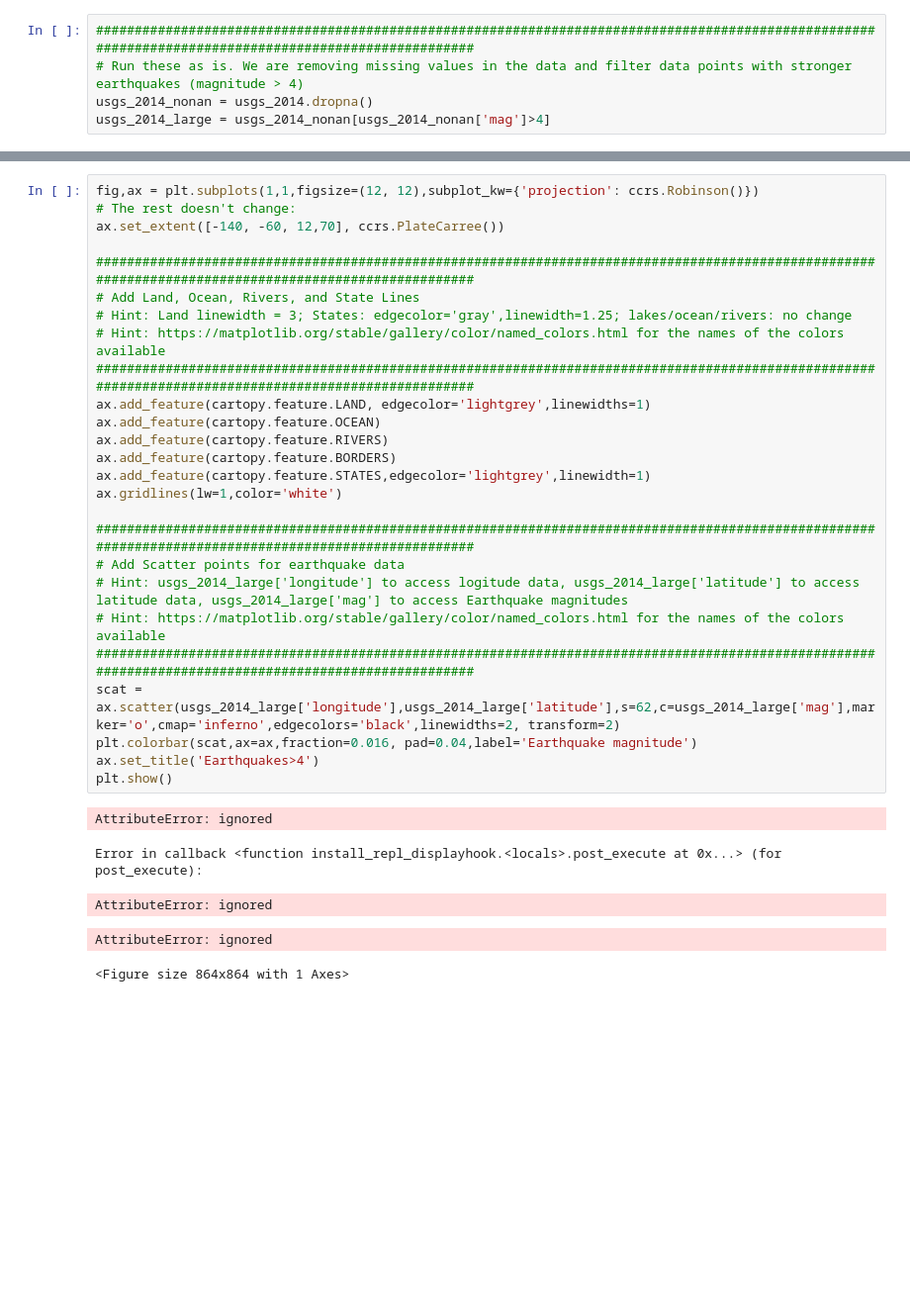
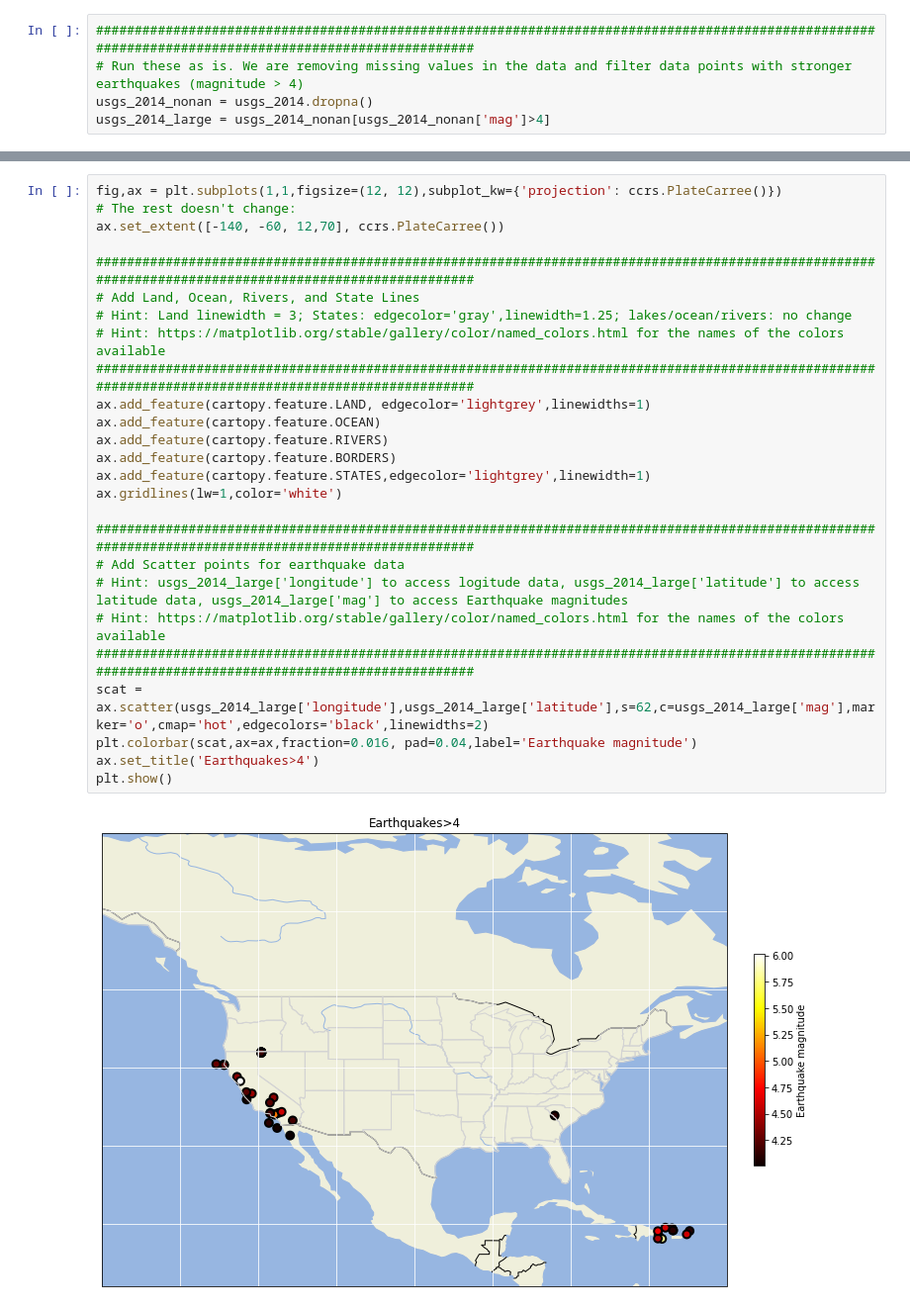
Before and after one commit to fredlardet/2022_Intro_Python, a Jupyter notebook: Exercises/W2_S2.ipynb, the cells around one changed output, grey strips where cells are left out. Shown at 99% size. Saved outputs shown, nothing was run; the diff lists cells and outputs as text; blank space fills up the shorter version.

```diff
--- a/Exercises/W2_S2.ipynb
+++ b/Exercises/W2_S2.ipynb
@@ -243,32 +244,28 @@ usgs_2014_large = usgs_2014_nonan[usgs_2014_nonan['mag']>4]
 # %%
-fig,ax = plt.subplots(1,1,figsize=(12, 12),subplot_kw={'projection': ccrs.Robinson()})
+fig,ax = plt.subplots(1,1,figsize=(12, 12),subplot_kw={'projection': ccrs.PlateCarree()})
 # The rest doesn't change:
 ax.set_extent([-140, -60, 12,70], ccrs.PlateCarree())
 
 ######################################################################################################################################################
 # Add Land, Ocean, Rivers, and State Lines
 # Hint: Land linewidth = 3; States: edgecolor='gray',linewidth=1.25; lakes/ocean/rivers: no change
 # Hint: https://matplotlib.org/stable/gallery/color/named_colors.html for the names of the colors available
 ######################################################################################################################################################
 ax.add_feature(cartopy.feature.LAND, edgecolor='lightgrey',linewidths=1)
 ax.add_feature(cartopy.feature.OCEAN)
 ax.add_feature(cartopy.feature.RIVERS)
 ax.add_feature(cartopy.feature.BORDERS)
 ax.add_feature(cartopy.feature.STATES,edgecolor='lightgrey',linewidth=1)
 ax.gridlines(lw=1,color='white')
 
 ######################################################################################################################################################
 # Add Scatter points for earthquake data
 # Hint: usgs_2014_large['longitude'] to access logitude data, usgs_2014_large['latitude'] to access latitude data, usgs_2014_large['mag'] to access Earthquake magnitudes
 # Hint: https://matplotlib.org/stable/gallery/color/named_colors.html for the names of the colors available
 ######################################################################################################################################################
-scat = ax.scatter(usgs_2014_large['longitude'],usgs_2014_large['latitude'],s=62,c=usgs_2014_large['mag'],marker='o',cmap='inferno',edgecolors='black',linewidths=2, transform=2)
+scat = ax.scatter(usgs_2014_large['longitude'],usgs_2014_large['latitude'],s=62,c=usgs_2014_large['mag'],marker='o',cmap='hot',edgecolors='black',linewidths=2)
 plt.colorbar(scat,ax=ax,fraction=0.016, pad=0.04,label='Earthquake magnitude')
 ax.set_title('Earthquakes>4')
 plt.show()
 # %% [output]
-AttributeError: ignored
-Error in callback <function install_repl_displayhook.<locals>.post_execute at 0x...> (for post_execute):
-AttributeError: ignored
-AttributeError: ignored
-<Figure size 864x864 with 1 Axes>
+[figure, added]
```
Also changed, not shown: parts of 5 cells of this notebook.
